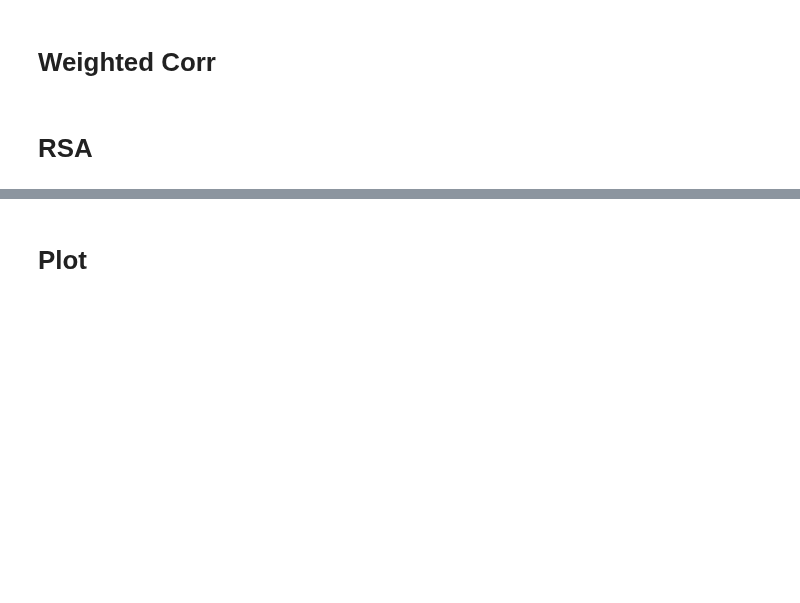
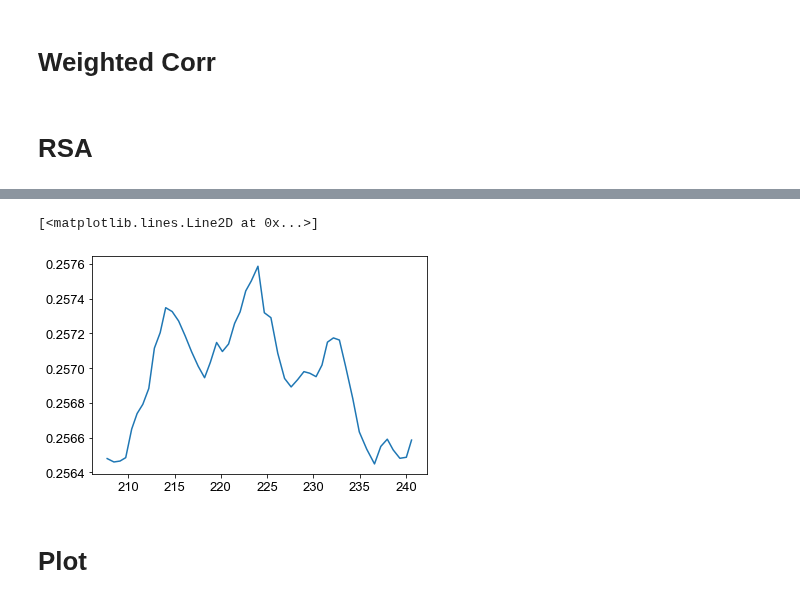
Before and after one commit to yjkimnada/dendrite, a Jupyter notebook: fig9/fig9.ipynb, the cells around one changed output, grey strips where cells are left out. Cells and saved outputs as stored; diff of their text form; code cells hidden in the pictures; blank space fills up the shorter version.

```diff
--- a/fig9/fig9.ipynb
+++ b/fig9/fig9.ipynb
@@ -453,3 +549,9 @@ for i in tnrange(rep_no):
+# %%
+plt.plot(np.mean(corr_vals[:,:,1], 0), np.mean(corr_vals[:,:,2], 0))
+#plt.ylim(0.13,0.14)
+# %% [output]
+[<matplotlib.lines.Line2D at 0x...>]
+[figure, added]
 # %% [markdown]
 # Plot
 # %%
```
Also changed, not shown: parts of 8 cells of this notebook, 4 other files.
